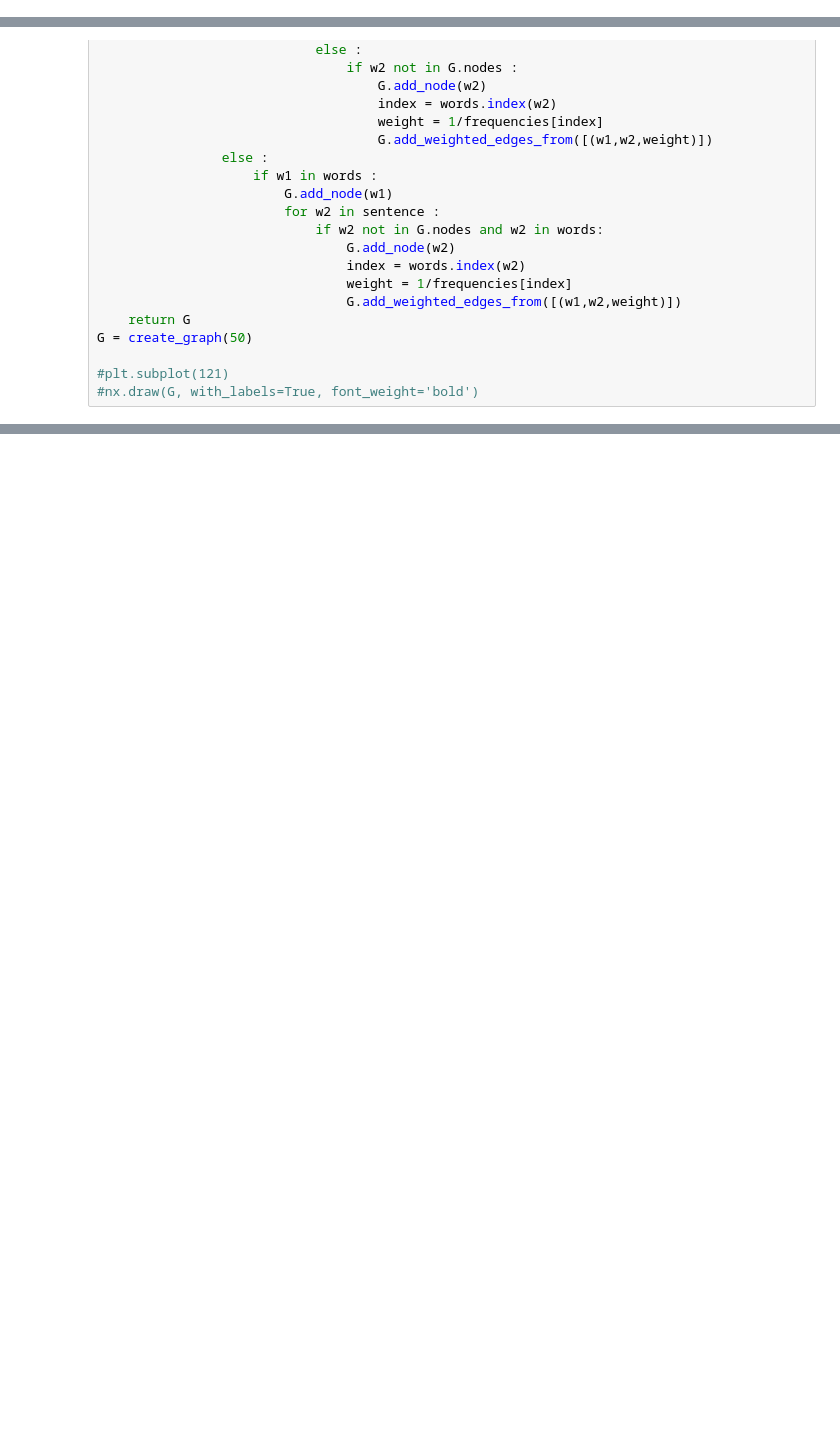
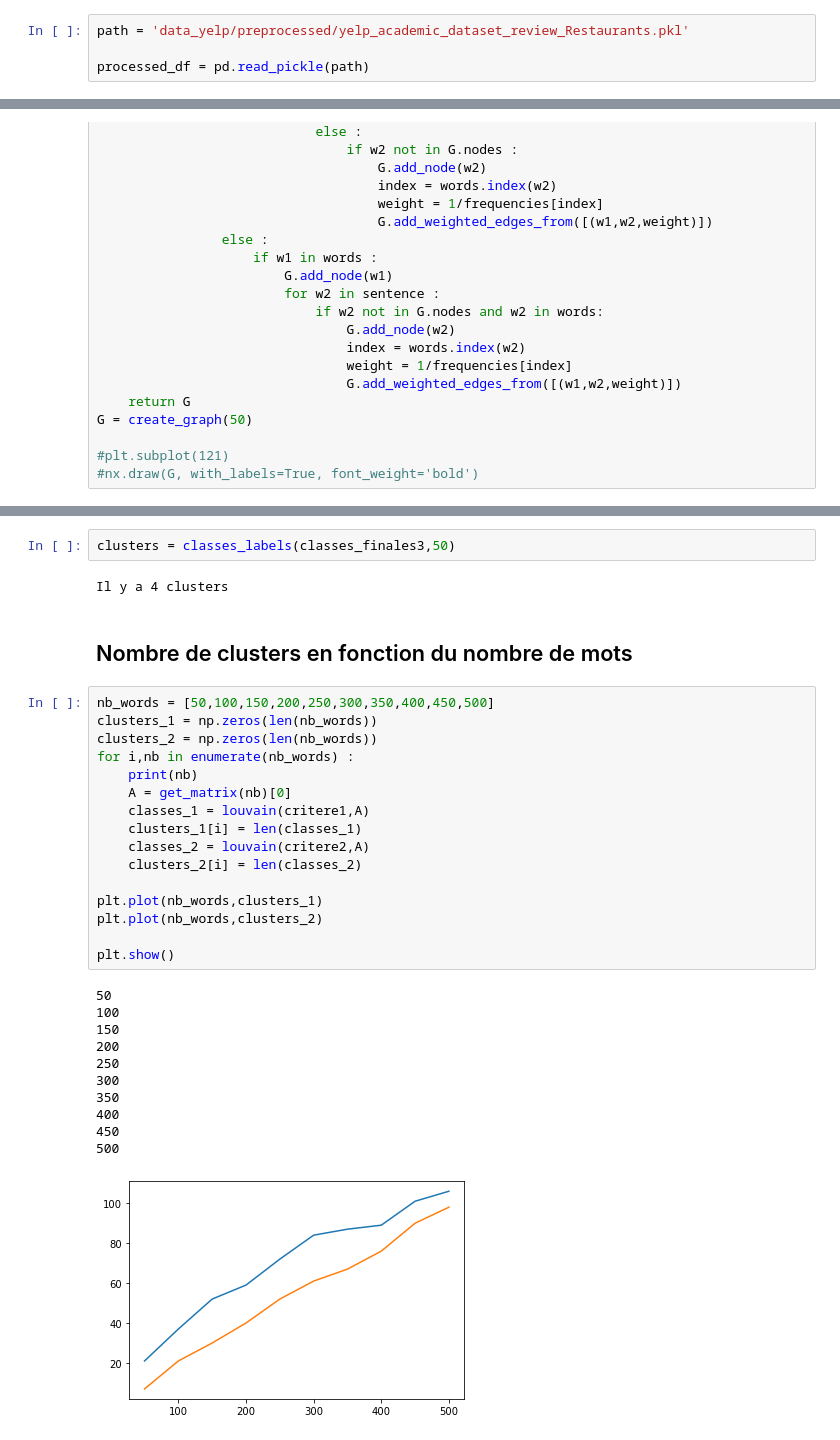
Before and after one commit to paulinegloumeau/BNPP_Sentiment_Analysis, a Jupyter notebook: VLF_Preprocessing.ipynb, the cells around one changed output, grey strips where cells are left out. Saved outputs shown, nothing was run; the diff lists cells and outputs as text; blank space fills up the shorter version.

Commit message:
Louvain qui marche

```diff
--- a/VLF_Preprocessing.ipynb
+++ b/VLF_Preprocessing.ipynb
@@ -177,3 +184,7 @@ processed_df.to_csv(path)
+# %%
+path = 'data_yelp/preprocessed/yelp_academic_dataset_review_Restaurants.pkl'
+
+processed_df = pd.read_pickle(path)
 # %% [markdown]
 ## Build graph
 # %%
@@ -268,0 +409,34 @@ AttributeError: module 'community' has no attribute 'best_partition'
+# %%
+clusters = classes_labels(classes_finales3,50)
+# %% [output]
+Il y a 4 clusters
+# %% [markdown]
+## Nombre de clusters en fonction du nombre de mots
+# %%
+nb_words = [50,100,150,200,250,300,350,400,450,500]
+clusters_1 = np.zeros(len(nb_words))
+clusters_2 = np.zeros(len(nb_words))
+for i,nb in enumerate(nb_words) :
+    print(nb)
+    A = get_matrix(nb)[0]
+    classes_1 = louvain(critere1,A)
+    clusters_1[i] = len(classes_1)
+    classes_2 = louvain(critere2,A)
+    clusters_2[i] = len(classes_2)
+
+plt.plot(nb_words,clusters_1)
+plt.plot(nb_words,clusters_2)
+
+plt.show()
+# %% [output]
+50
+100
+150
+200
+250
+300
+350
+400
+450
+500
+[figure, added]
```
Also changed, not shown: parts of 19 cells of this notebook.
